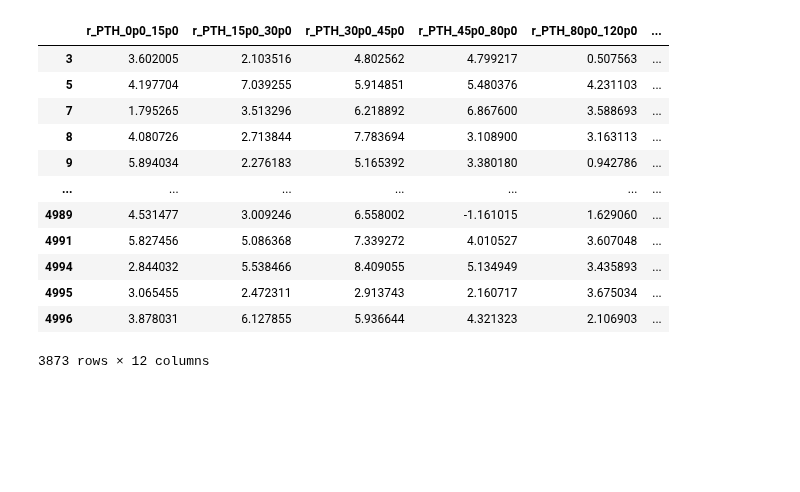
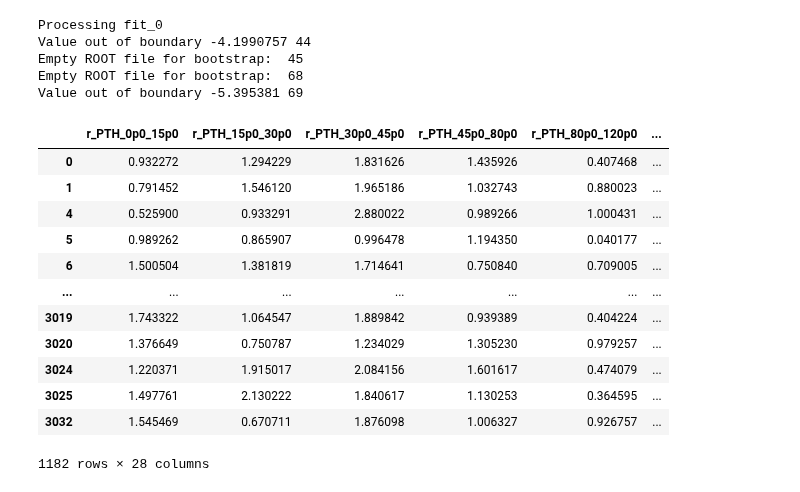
Before and after one commit to JaLuka98/flashggFinalFit, a Jupyter notebook: Replicas/corr_matrix/corr_matrix_simultan.ipynb, the cells around one changed output. Drawn from its saved outputs; the diff is of its cells as text; code cells hidden in the pictures; blank space fills up the shorter version.

```diff
--- a/Replicas/corr_matrix/corr_matrix_simultan.ipynb
+++ b/Replicas/corr_matrix/corr_matrix_simultan.ipynb
@@ -287,9 +293,10 @@ Trimming values:  -1.4615141511616523 12.366719275466703
 # Load NJ toys
 variable = "NJ"
 
-# main_dir = os.path.join(sample_dir, variable+"_allReplica_full2023", "Combine", f"runFits_{variable}")
-main_dir = os.path.join(sample_dir, variable, "Combine", f"runFits_{variable}")
-toyDir = os.path.join(main_dir, "toyFit")
+main_dir = os.path.join(sample_dir, variable+"_RandomizeAux_separateDatasets", "Combine", f"runFits_{variable}")
+# main_dir = os.path.join(sample_dir, variable, "Combine", f"runFits_{variable}")
+# toyDir = os.path.join(main_dir, "toyFit")
+toyDir = os.path.join(main_dir, "bootstrapFit")
 
 poi_list_NJ = ["r_NJ_0p0_1p0", "r_NJ_1p0_2p0", "r_NJ_2p0_3p0", "r_NJ_3p0_100p0"]
 
@@ -302,8 +371,28 @@ Trimming values:  -5.200686403618044 9.334540114437239
+# %%
+# Load DPhiJ0J1 toys
+variable = "DPhiJ0J1"
+
+main_dir = os.path.join(sample_dir, variable+"_RandomizeAux_separateDatasets", "Combine", f"runFits_{variable}")
+# main_dir = os.path.join(sample_dir, variable, "Combine", f"runFits_{variable}")
+# toyDir = os.path.join(main_dir, "toyFit")
+toyDir = os.path.join(main_dir, "bootstrapFit")
+
+poi_list_DPhiJ0J1 = ["r_DPhiJ0J1_m3p1416_m2p0944", "r_DPhiJ0J1_m2p0944_m1p0472", "r_DPhiJ0J1_m1p0472_0p0", "r_DPhiJ0J1_0p0_1p0472", "r_DPhiJ0J1_1p0472_2p0944", "r_DPhiJ0J1_2p0944_3p1416"]
+
+pois_untrimmed_DPhiJ0J1 = create_json_untrimmed_per_variable(variable, toyDir, poi_list_DPhiJ0J1)
+pois_DPhiJ0J1 = create_json_trimmed(variable, toyDir, pois_untrimmed_DPhiJ0J1, poi_list_DPhiJ0J1, subfolder_=f"SL_{variable}")
+# %% [output]
+Processing fit_0
+Value out of boundary -4.1990757 44
+Empty ROOT file for bootstrap:  45
+Empty ROOT file for bootstrap:  68
+Value out of boundary -5.395381 69
 # %%
 df_PTH = pd.DataFrame(pois_PTH)
 df_NJ = pd.DataFrame(pois_NJ)
-# df_PTJ0 = pd.DataFrame(pois_PTJ0)
-# df_rapidity = pd.DataFrame(pois_rapidity)
+df_PTJ0 = pd.DataFrame(pois_PTJ0)
+df_DPhiJ0J1 = pd.DataFrame(pois_DPhiJ0J1)
+df_rapidity = pd.DataFrame(pois_rapidity)
 # %%
 df_PTH_untrimmed = pd.DataFrame(pois_untrimmed_PTH)
 df_NJ_untrimmed = pd.DataFrame(pois_untrimmed_NJ)
@@ -322,62 +411,62 @@ mask_pth = (df_PTH != -999).all(axis=1)
 mask_nj = (df_NJ != -999).all(axis=1)
 
 # # Mask for df_PTJ0 (True = valid, False = -999)
-# mask_ptj0 = (df_PTJ0 != -999).all(axis=1)
+mask_ptj0 = (df_PTJ0 != -999).all(axis=1)
 
 # # Mask for df_DPhiJ0J1 (True = valid, False = -999)
-# mask_DPhiJ0J1 = (df_DPhiJ0J1 != -999).all(axis=1)
+mask_DPhiJ0J1 = (df_DPhiJ0J1 != -999).all(axis=1)
 
 # # Mask for df_rapidity (True = valid, False = -999)
-# mask_rapidity = (df_rapidity != -999).all(axis=1)
+mask_rapidity = (df_rapidity != -999).all(axis=1)
 
 # Combined mask (keep only rows valid in BOTH DataFrames)
-# valid_rows = mask_pth & mask_nj & mask_ptj0 & mask_DPhiJ0J1 & mask_rapidity
-valid_rows = mask_pth & mask_nj
+valid_rows = mask_pth & mask_nj & mask_ptj0 & mask_DPhiJ0J1 & mask_rapidity
+# valid_rows = mask_pth & mask_nj & mask_rapidity
 
 # --- Step 2: Filter DataFrames ---
 df_PTH_clean = df_PTH[valid_rows]
 df_NJ_clean = df_NJ[valid_rows]
-# df_PTJ0_clean = df_PTJ0[valid_rows]
-# df_DPhiJ0J1_clean = df_DPhiJ0J1[valid_rows]
-# df_rapidity_clean = df_rapidity[valid_rows]
+df_PTJ0_clean = df_PTJ0[valid_rows]
+df_DPhiJ0J1_clean = df_DPhiJ0J1[valid_rows]
+df_rapidity_clean = df_rapidity[valid_rows]
 
 # --- Step 3: Compute Correlation Matrix ---
 # Combine columns (now aligned and cleaned)
-# df_combined = pd.concat([df_PTH_clean, df_DPhiJ0J1_clean, df_NJ_clean, df_PTJ0_clean, df_rapidity_clean], axis=1)
-df_combined = pd.concat([df_PTH_clean, df_NJ_clean], axis=1)
+df_combined = pd.concat([df_PTH_clean, df_DPhiJ0J1_clean, df_NJ_clean, df_PTJ0_clean, df_rapidity_clean], axis=1)
+# df_combined = pd.concat([df_PTH_clean, df_NJ_clean, df_rapidity_clean], axis=1)
 # df_combined = pd.concat([df_PTH_clean, df_PTJ0_clean, df_NJ_clean], axis=1)
 
 
 # Calculate full correlation matrix
 # mask = df_combined["r_PTH_45p0_80p0"] > 2
 # corr_matrix = df_combined[mask].corr()
 corr_matrix = df_combined.corr()
 
 # # Extract cross-correlations (PTH vs. NJ bins)
 # pth_cols = df_PTH.columns
 # nj_cols = df_NJ.columns
 # ptj0_cols = df_PTJ0.columns
 # print(ptj0_cols)
 # cross_corr = corr_matrix.loc[pth_cols, nj_cols, ptj0_cols]
 
 # print("Correlation Matrix (Excluding Rows with -999):")
 # print(cross_corr)
 
 df_combined
 # %% [output]
 |  | r_PTH_0p0_15p0 | r_PTH_15p0_30p0 | r_PTH_30p0_45p0 | r_PTH_45p0_80p0 | r_PTH_80p0_120p0 | ... |
-| 3 | 3.602005 | 2.103516 | 4.802562 | 4.799217 | 0.507563 | ... |
-| 5 | 4.197704 | 7.039255 | 5.914851 | 5.480376 | 4.231103 | ... |
-| 7 | 1.795265 | 3.513296 | 6.218892 | 6.867600 | 3.588693 | ... |
-| 8 | 4.080726 | 2.713844 | 7.783694 | 3.108900 | 3.163113 | ... |
-| 9 | 5.894034 | 2.276183 | 5.165392 | 3.380180 | 0.942786 | ... |
+| 0 | 0.932272 | 1.294229 | 1.831626 | 1.435926 | 0.407468 | ... |
+| 1 | 0.791452 | 1.546120 | 1.965186 | 1.032743 | 0.880023 | ... |
+| 4 | 0.525900 | 0.933291 | 2.880022 | 0.989266 | 1.000431 | ... |
+| 5 | 0.989262 | 0.865907 | 0.996478 | 1.194350 | 0.040177 | ... |
+| 6 | 1.500504 | 1.381819 | 1.714641 | 0.750840 | 0.709005 | ... |
 | ... | ... | ... | ... | ... | ... | ... |
-| 4989 | 4.531477 | 3.009246 | 6.558002 | -1.161015 | 1.629060 | ... |
-| 4991 | 5.827456 | 5.086368 | 7.339272 | 4.010527 | 3.607048 | ... |
-| 4994 | 2.844032 | 5.538466 | 8.409055 | 5.134949 | 3.435893 | ... |
-| 4995 | 3.065455 | 2.472311 | 2.913743 | 2.160717 | 3.675034 | ... |
-| 4996 | 3.878031 | 6.127855 | 5.936644 | 4.321323 | 2.106903 | ... |
+| 3019 | 1.743322 | 1.064547 | 1.889842 | 0.939389 | 0.404224 | ... |
+| 3020 | 1.376649 | 0.750787 | 1.234029 | 1.305230 | 0.979257 | ... |
+| 3024 | 1.220371 | 1.915017 | 2.084156 | 1.601617 | 0.474079 | ... |
+| 3025 | 1.497761 | 2.130222 | 1.840617 | 1.130253 | 0.364595 | ... |
+| 3032 | 1.545469 | 0.670711 | 1.876098 | 1.006327 | 0.926757 | ... |
-3873 rows × 12 columns
+1182 rows × 28 columns
 # %%
 
 # mask = ~mask
```
Also changed, not shown: parts of 9 cells of this notebook, 1 other file.
